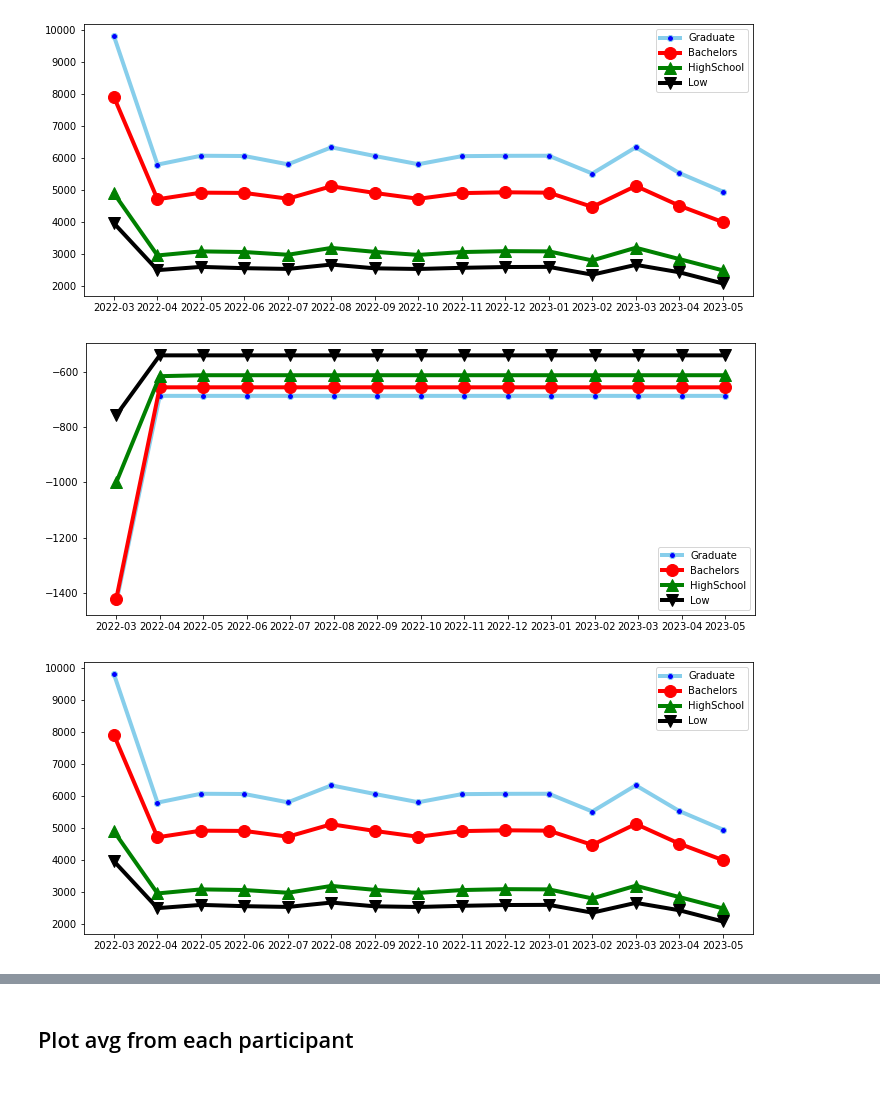
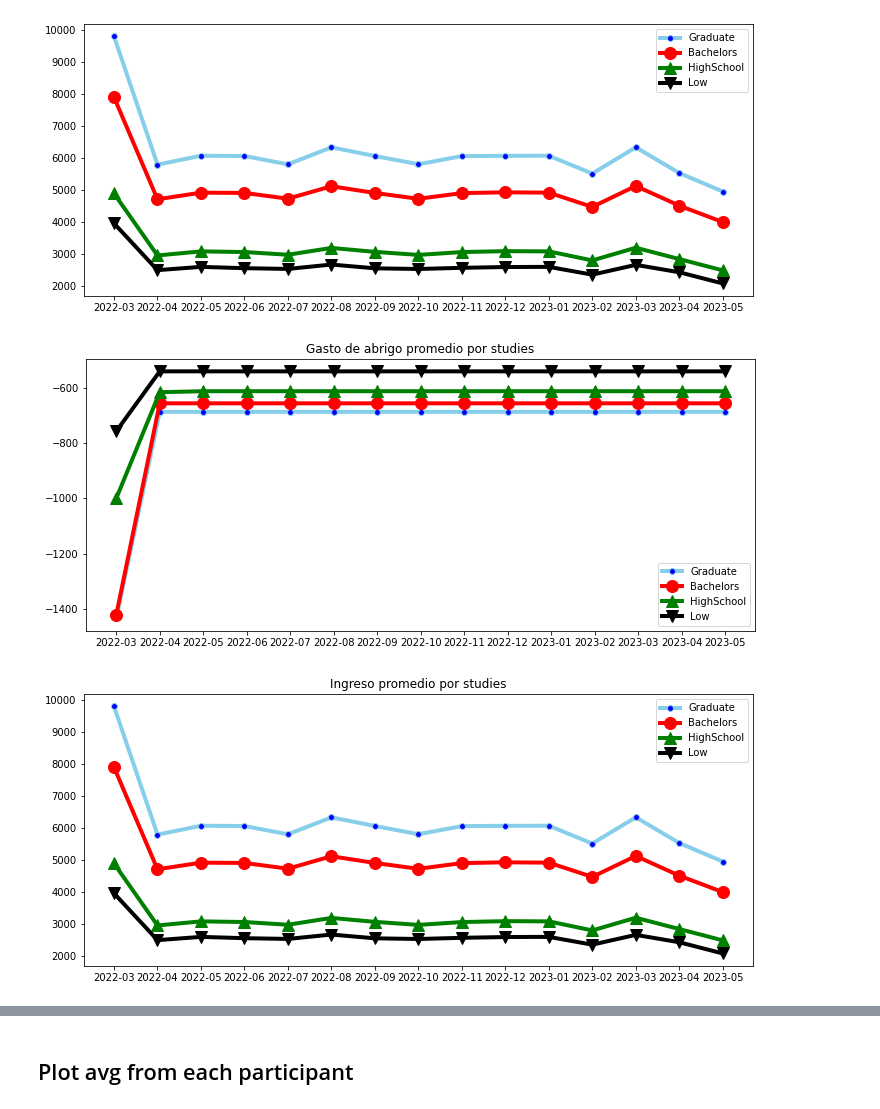
Before and after one commit to blukitas/Viz_2022_Grupo_4, a Jupyter notebook: docker/Notebooks/02.wage_cohort_over_time.ipynb, the cells around one changed output, grey strips where cells are left out. Cells and saved outputs as stored; diff of their text form; code cells hidden in the pictures.

```diff
--- a/docker/Notebooks/02.wage_cohort_over_time.ipynb
+++ b/docker/Notebooks/02.wage_cohort_over_time.ipynb
@@ -181,34 +182,35 @@ ax.plot(
     data=df[df.educationlevel == "Bachelors"],
     marker="o",
     markerfacecolor="red",
     markersize=12,
     color="red",
     linewidth=4,
 )
 ax.plot(
     "month",
     "avg_shelter_amt",
     data=df[df.educationlevel == "HighSchoolOrCollege"],
     marker="^",
     markerfacecolor="green",
     markersize=12,
     color="green",
     linewidth=4,
 )
 ax.plot(
     "month",
     "avg_shelter_amt",
     data=df[df.educationlevel == "Low"],
     marker="v",
     markerfacecolor="black",
     markersize=12,
     color="black",
     linewidth=4,
 )
+ax.set_title("Gasto de abrigo promedio por studies")
 ax.legend(["Graduate", "Bachelors", "HighSchool", "Low"])
 plt.show()
 # %% [output]
-[figure, old version]
+[figure, new version]
 # %%
 fig, ax = plt.subplots(figsize=(12, 5))
 # figure(figsize=(20, 10), dpi=80)
@@ -254,10 +256,11 @@ ax.plot(
     color="black",
     linewidth=4,
 )
+ax.set_title("Ingreso promedio por studies")
 ax.legend(["Graduate", "Bachelors", "HighSchool", "Low"])
 plt.show()
 # %% [output]
-[figure, old version]
+[figure, new version]
 # %%
 fig, ax = plt.subplots(figsize=(12, 5))
 # figure(figsize=(20, 10), dpi=80)
```
Also changed, not shown: parts of 10 cells of this notebook, 1 other file.
